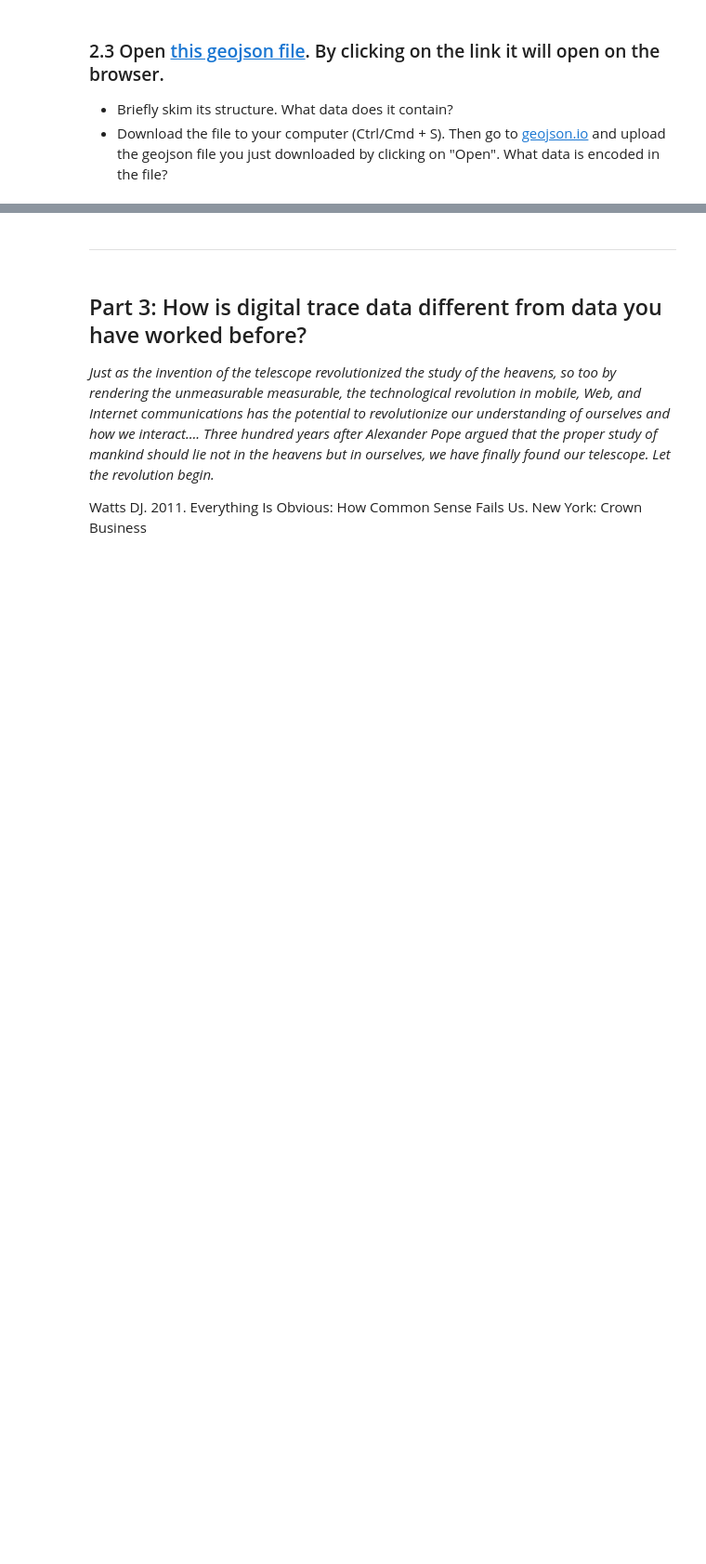
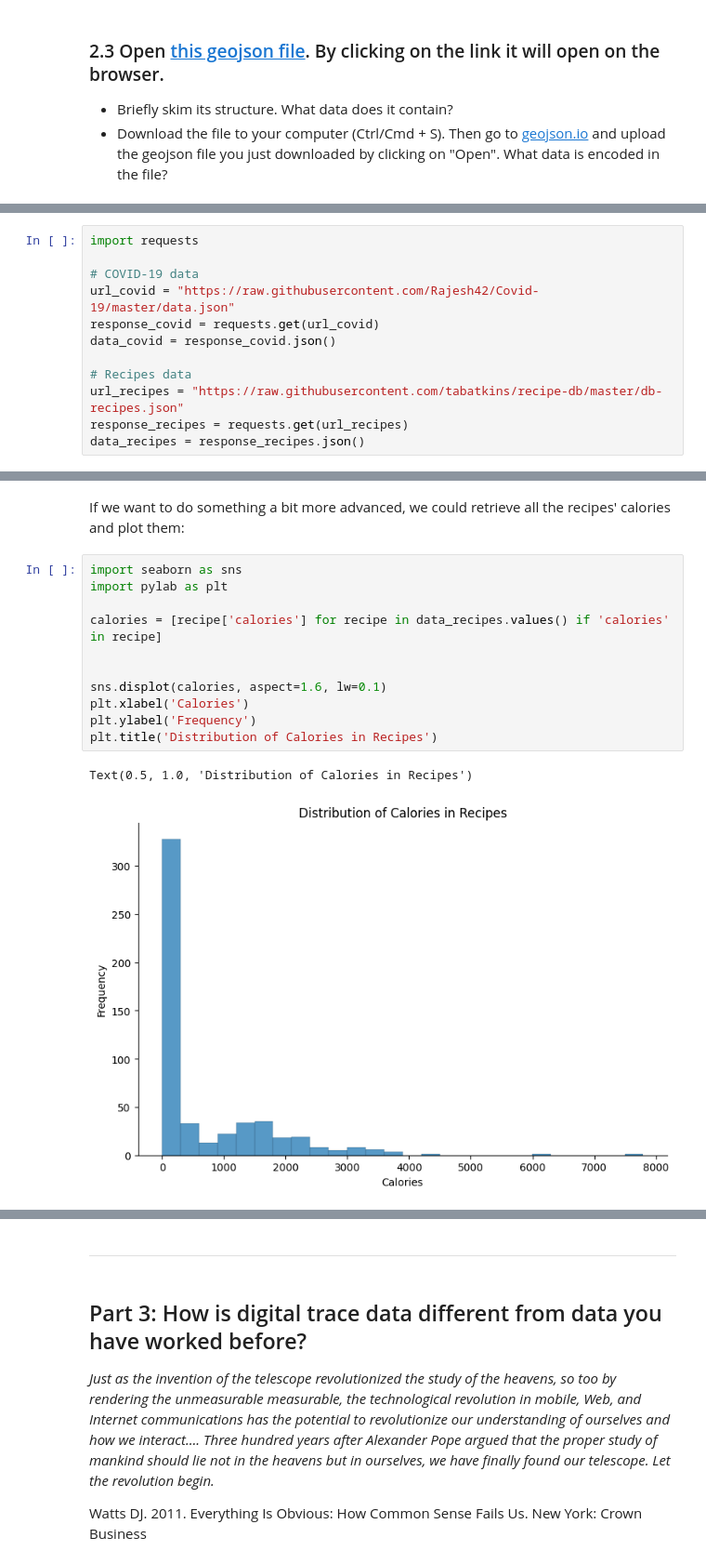
Before and after one commit to digitalTraceData/digitalTraceData.github.io, a Jupyter notebook: materials/lab1/lab1.ipynb, the cells around one changed output, grey strips where cells are left out. Shown at 93% size. Saved outputs shown, nothing was run; the diff lists cells and outputs as text; blank space fills up the shorter version.

```diff
--- a/materials/lab1/lab1.ipynb
+++ b/materials/lab1/lab1.ipynb
@@ -76,0 +79,12 @@ In general, we divide data into structured and unstructured data. Structured dat
+# %%
+import requests
+
+# COVID-19 data
+url_covid = "https://raw.githubusercontent.com/Rajesh42/Covid-19/master/data.json"
+response_covid = requests.get(url_covid)
+data_covid = response_covid.json()
+
+# Recipes data
+url_recipes = "https://raw.githubusercontent.com/tabatkins/recipe-db/master/db-recipes.json"
+response_recipes = requests.get(url_recipes)
+data_recipes = response_recipes.json()
@@ -76,0 +106,16 @@ In general, we divide data into structured and unstructured data. Structured dat
+# %% [markdown]
+If we want to do something a bit more advanced, we could retrieve all the recipes' calories and plot them:
+# %%
+import seaborn as sns
+import pylab as plt
+
+calories = [recipe['calories'] for recipe in data_recipes.values() if 'calories' in recipe]
+
+
+sns.displot(calories, aspect=1.6, lw=0.1)
+plt.xlabel('Calories')
+plt.ylabel('Frequency')
+plt.title('Distribution of Calories in Recipes')
+# %% [output]
+Text(0.5, 1.0, 'Distribution of Calories in Recipes')
+[figure, added]
```
Also changed, not shown: parts of 20 cells of this notebook, 3 other files.
